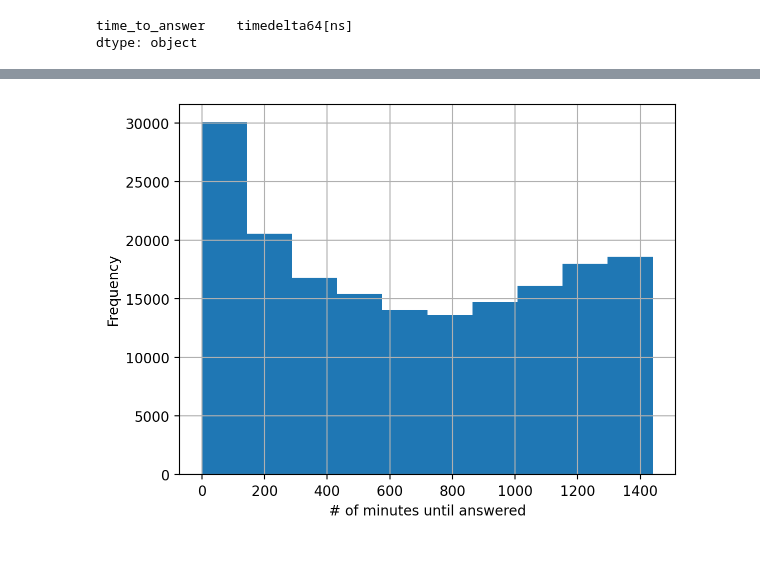
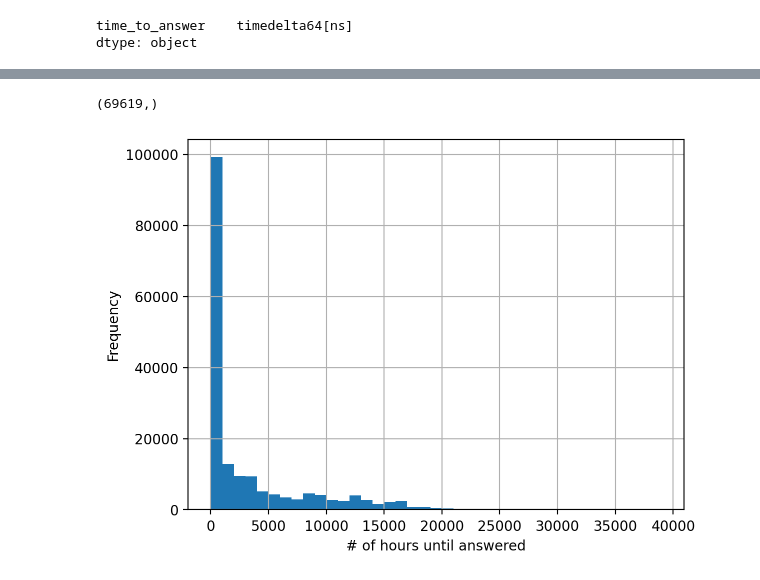
Before and after one commit to reneemarama/career_village, a Jupyter notebook: 3b_General_EDA.ipynb, the cells around one changed output, grey strips where cells are left out. Cells and saved outputs as stored; diff of their text form; code cells hidden in the pictures.

```diff
--- a/3b_General_EDA.ipynb
+++ b/3b_General_EDA.ipynb
@@ -459,8 +464,10 @@ Creating a column called `time_to_answer` that is a calcuation of the `answers_d
 # %%
 data['time_to_answer'] = data['answers_date_added'] - data['questions_date_added']
 
+data['time_to_answer_secs'] = data['time_to_answer'].dt.days*24*60*60 + data['time_to_answer'].dt.seconds
+
 # [x.strftime("%Y-%m-%d %H:%M:%S") for x in data['time_to_answer']]
-data.head(2)
+data.head(10)
 # %% [output]
 |  | questions_id | questions_author_id | questions_date_added | questions_title | questions_body | ... |
 | 0 | 332a511f1569444485cf7a7a556a5e54 | 8f6f374ffd834d258ab69d376dd998f5 | 2016-04-26 11:14:26+00:00 | teacher career question | what is a maths teacher what is a... | ... |
@@ -531,0 +578,9 @@ Name: time_to_answer, Length: 180376, dtype: float64
+# %%
+ # number of minutes until answered
+time_nulless = (data[data['was_answered'] ==1]['time_to_answer_secs'].dropna() / 60).round(0).astype(int)
+b = np.append(-100, np.array(range(0,1000000,10000)));
+# b = np.array(range(-100,60000,100));
+time_nulless.hist(bins=b);
+plt.xlabel('# of minutes until answered')
+plt.ylabel('Frequency');
+plt.title('Histogram of length to question being answered');
@@ -532,7 +589,12 @@ Name: time_to_answer, Length: 180376, dtype: float64
+# %%
+time_nulless[time_nulless > 100000].shape
+# %% [output]
+(69619,)
 # %%
-time_nulless = data['time_to_answer'].dropna().dt.seconds / 60 # number of minutes until answered
-time_nulless.hist();
-plt.xlabel('# of minutes until answered')
+ # number of hours until answered
+b = np.array(range(0,40000,1000));
+(time_nulless/60).hist(bins=b);
+plt.xlabel('# of hours until answered')
 plt.ylabel('Frequency');
 # %% [output]
-[figure, old version]
+[figure, new version]
```
Also changed, not shown: parts of 8 cells of this notebook, 8 other files.
